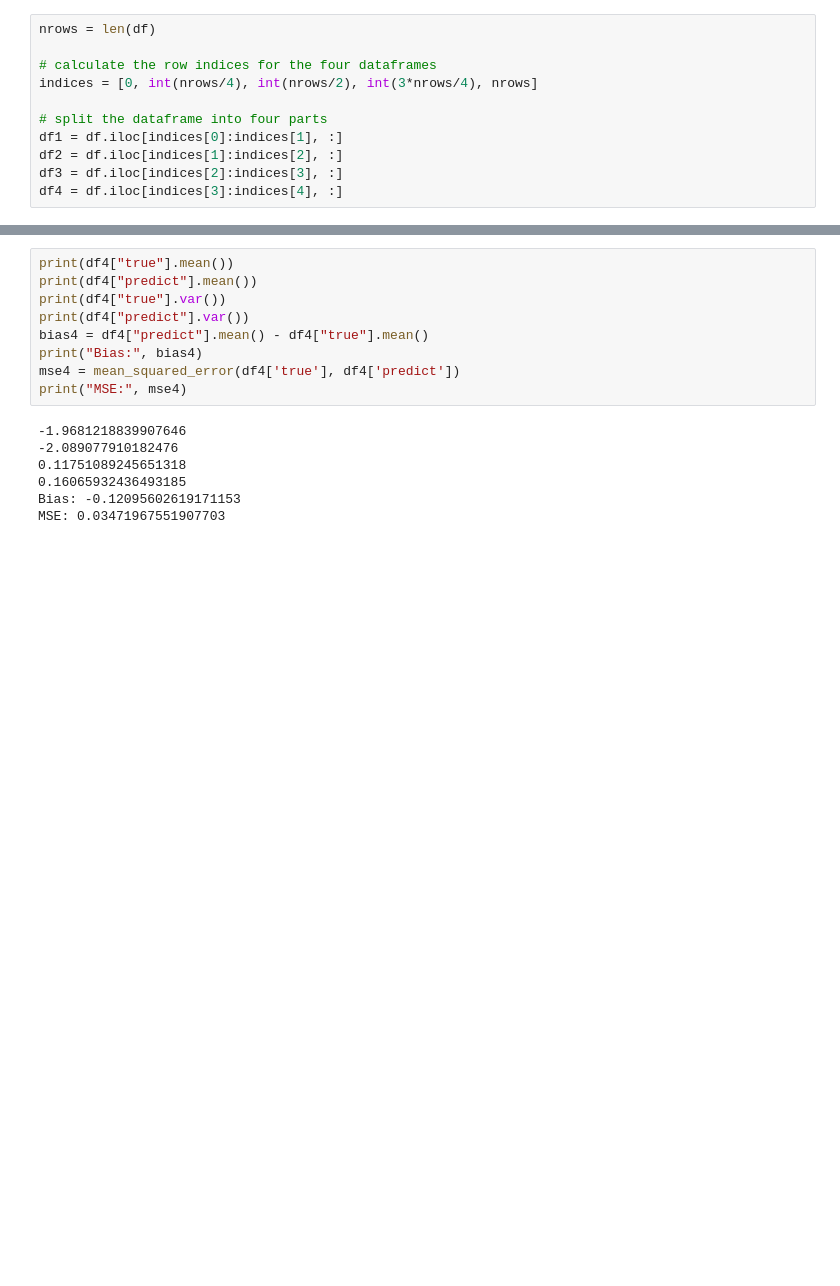
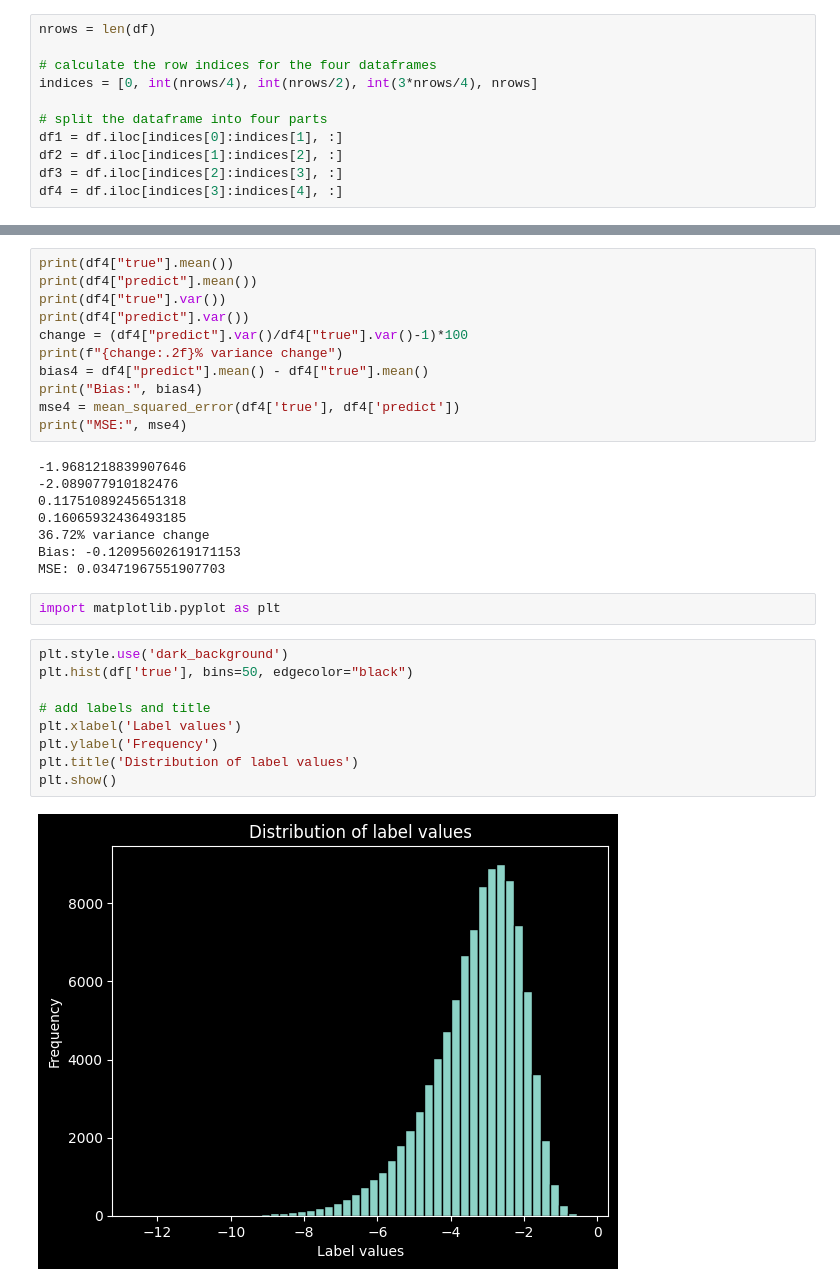
Before and after one commit to ScierKnave/dna_aptamers_modelling, a Jupyter notebook: src/AptAnalysis.ipynb, the cells around one changed output, grey strips where cells are left out. Drawn from its saved outputs; the diff is of its cells as text; blank space fills up the shorter version.

```diff
--- a/src/AptAnalysis.ipynb
+++ b/src/AptAnalysis.ipynb
@@ -274,6 +298,8 @@ print(df4["true"].mean())
 print(df4["predict"].mean())
 print(df4["true"].var())
 print(df4["predict"].var())
+change = (df4["predict"].var()/df4["true"].var()-1)*100
+print(f"{change:.2f}% variance change")
 bias4 = df4["predict"].mean() - df4["true"].mean()
 print("Bias:", bias4)
 mse4 = mean_squared_error(df4['true'], df4['predict'])
@@ -283,5 +309,19 @@ print("MSE:", mse4)
 -2.089077910182476
 0.11751089245651318
 0.16065932436493185
+36.72% variance change
 Bias: -0.12095602619171153
 MSE: 0.03471967551907703
+# %%
+import matplotlib.pyplot as plt
+# %%
+plt.style.use('dark_background')
+plt.hist(df['true'], bins=50, edgecolor="black")
+
+# add labels and title
+plt.xlabel('Label values')
+plt.ylabel('Frequency')
+plt.title('Distribution of label values')
+plt.show()
+# %% [output]
+[figure, added]
```
Also changed, not shown: parts of 7 cells of this notebook.
